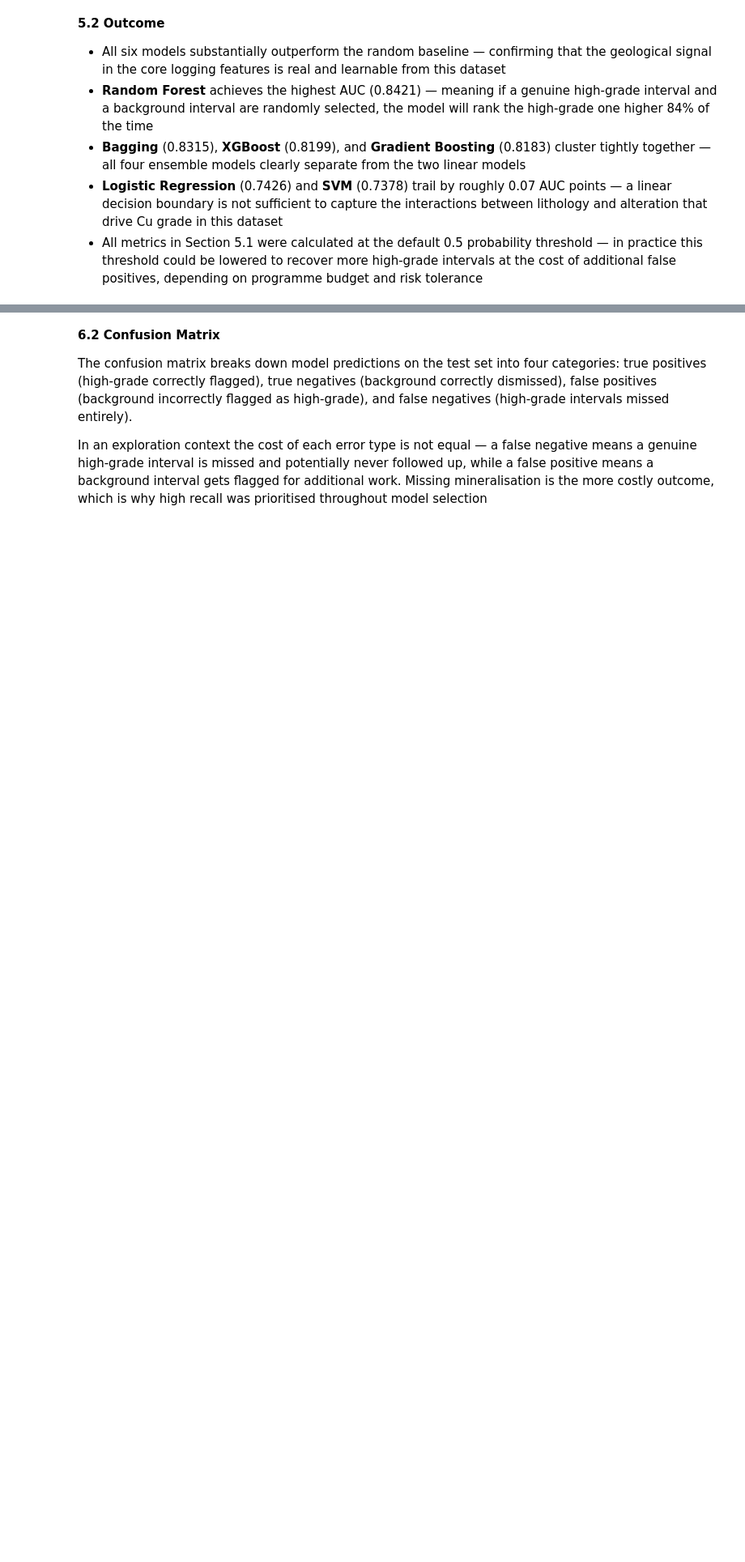
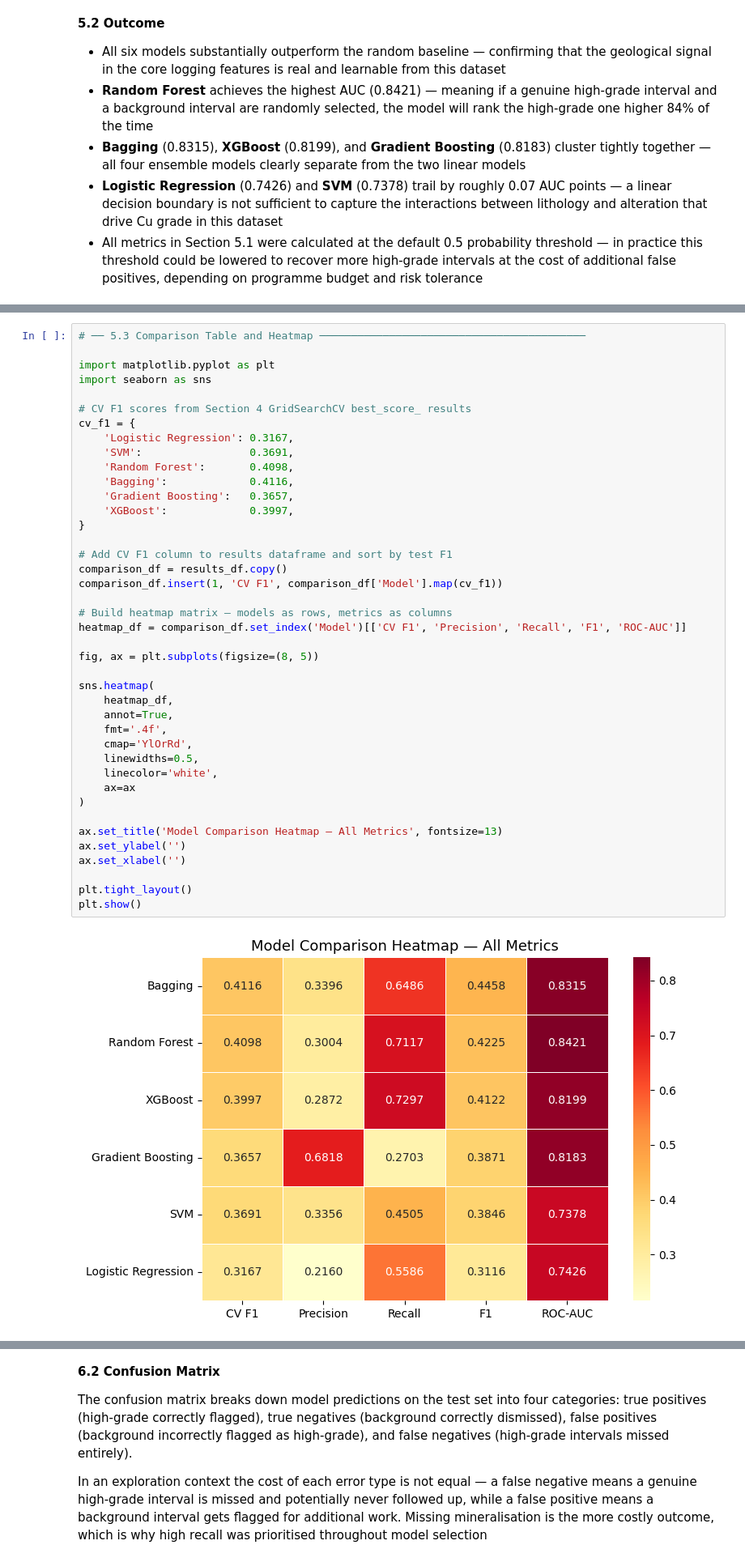
Before and after one commit to Maxpeligro/mpd-exploration-drilling-analysis, a Jupyter notebook: Notebooks/05_machine_learning.ipynb, the cells around one changed output, grey strips where cells are left out. Shown at 81% size. Saved outputs shown, nothing was run; the diff lists cells and outputs as text; blank space fills up the shorter version.

```diff
--- a/Notebooks/05_machine_learning.ipynb
+++ b/Notebooks/05_machine_learning.ipynb
@@ -1150,0 +1127,43 @@ display(comparison_df)
+# %%
+# ── 5.3 Comparison Table and Heatmap ──────────────────────────────────────────
+
+import matplotlib.pyplot as plt
+import seaborn as sns
+
+# CV F1 scores from Section 4 GridSearchCV best_score_ results
+cv_f1 = {
+    'Logistic Regression': 0.3167,
+    'SVM':                 0.3691,
+    'Random Forest':       0.4098,
+    'Bagging':             0.4116,
+    'Gradient Boosting':   0.3657,
+    'XGBoost':             0.3997,
+}
+
+# Add CV F1 column to results dataframe and sort by test F1
+comparison_df = results_df.copy()
+comparison_df.insert(1, 'CV F1', comparison_df['Model'].map(cv_f1))
+
+# Build heatmap matrix — models as rows, metrics as columns
+heatmap_df = comparison_df.set_index('Model')[['CV F1', 'Precision', 'Recall', 'F1', 'ROC-AUC']]
+
+fig, ax = plt.subplots(figsize=(8, 5))
+
+sns.heatmap(
+    heatmap_df,
+    annot=True,
+    fmt='.4f',
+    cmap='YlOrRd',
+    linewidths=0.5,
+    linecolor='white',
+    ax=ax
+)
+
+ax.set_title('Model Comparison Heatmap — All Metrics', fontsize=13)
+ax.set_ylabel('')
+ax.set_xlabel('')
+
+plt.tight_layout()
+plt.show()
+# %% [output]
+[figure, added]
```
Also changed, not shown: parts of 13 cells of this notebook, 5 other files.
